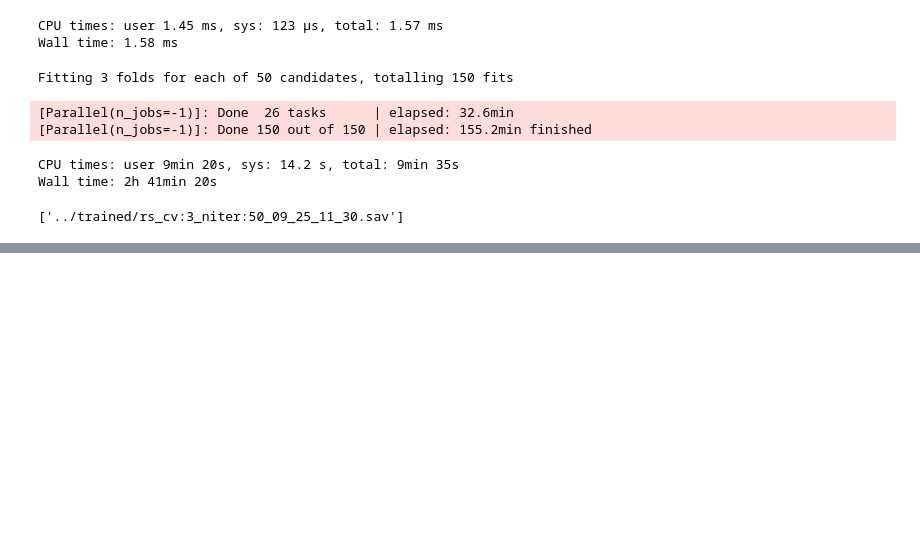
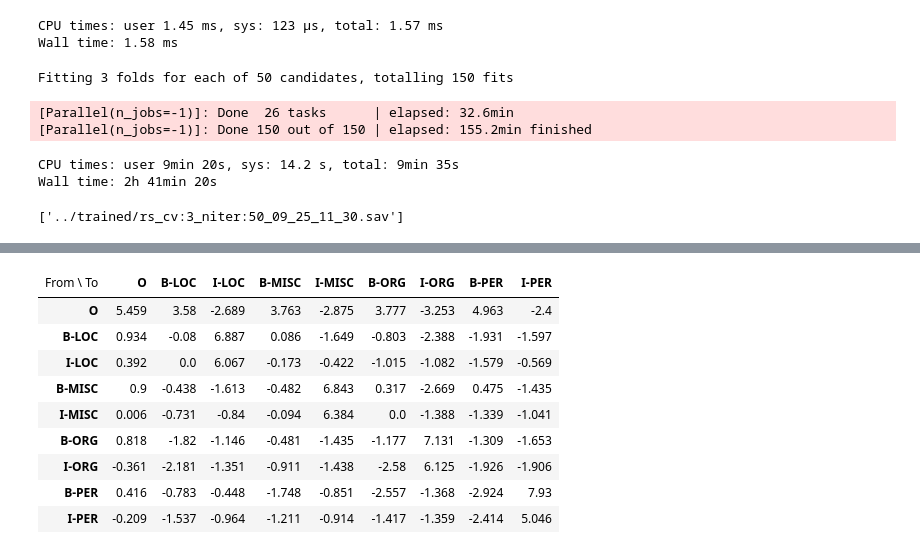
Before and after one commit to cocoaaa/IE, a Jupyter notebook: HW1/notebooks/ner_crf.ipynb, the cells around one changed output, grey strips where cells are left out. Cells and saved outputs as stored; diff of their text form; code cells hidden in the pictures; blank space fills up the shorter version.

```diff
--- a/HW1/notebooks/ner_crf.ipynb
+++ b/HW1/notebooks/ner_crf.ipynb
@@ -560,0 +506,13 @@ print('model size: {:0.2f}M'.format(rs.best_estimator_.size_ / 1000000))
+# %%
+eli5.show_weights(crf, top=30)
+# %% [output]
+| From \ To | O | B-LOC | I-LOC | B-MISC | I-MISC | B-ORG | I-ORG | B-PER | I-PER |
+| O | 5.459 | 3.58 | -2.689 | 3.763 | -2.875 | 3.777 | -3.253 | 4.963 | -2.4 |
+| B-LOC | 0.934 | -0.08 | 6.887 | 0.086 | -1.649 | -0.803 | -2.388 | -1.931 | -1.597 |
+| I-LOC | 0.392 | 0.0 | 6.067 | -0.173 | -0.422 | -1.015 | -1.082 | -1.579 | -0.569 |
+| B-MISC | 0.9 | -0.438 | -1.613 | -0.482 | 6.843 | 0.317 | -2.669 | 0.475 | -1.435 |
+| I-MISC | 0.006 | -0.731 | -0.84 | -0.094 | 6.384 | 0.0 | -1.388 | -1.339 | -1.041 |
+| B-ORG | 0.818 | -1.82 | -1.146 | -0.481 | -1.435 | -1.177 | 7.131 | -1.309 | -1.653 |
+| I-ORG | -0.361 | -2.181 | -1.351 | -0.911 | -1.438 | -2.58 | 6.125 | -1.926 | -1.906 |
+| B-PER | 0.416 | -0.783 | -0.448 | -1.748 | -0.851 | -2.557 | -1.368 | -2.924 | 7.93 |
+| I-PER | -0.209 | -1.537 | -0.964 | -1.211 | -0.914 | -1.417 | -1.359 | -2.414 | 5.046 |
```
Also changed, not shown: parts of 30 cells of this notebook, 1 other file.
